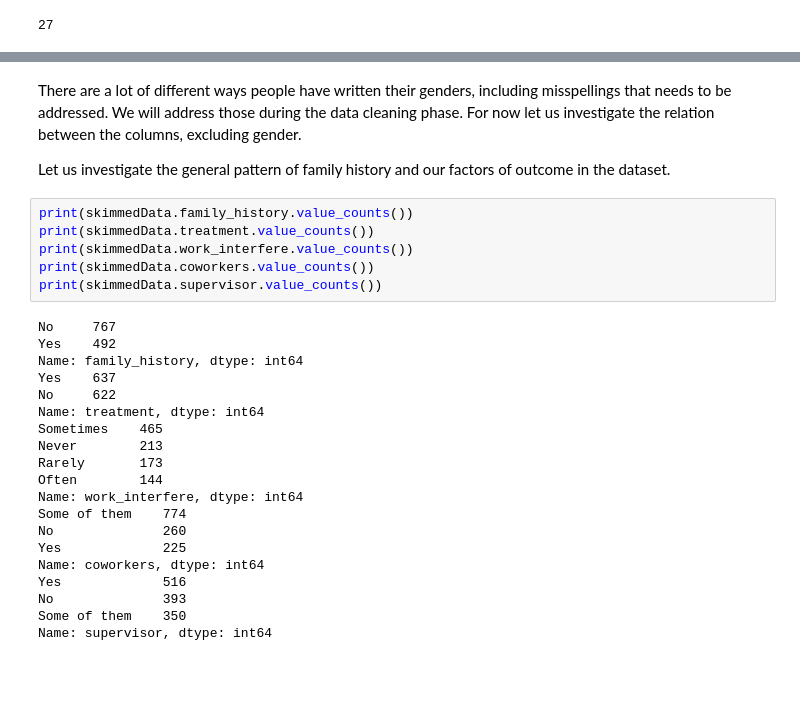
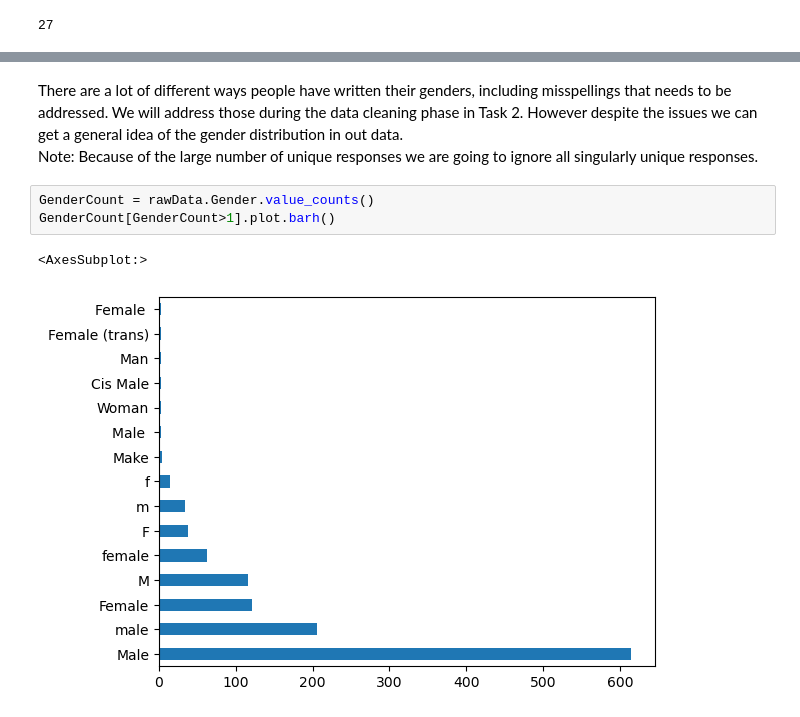
Before and after one commit to ubco-W2022T1-cosc301/project-group06, a Jupyter notebook: notebooks/analysis3.ipynb, the cells around one changed output, grey strips where cells are left out. Saved outputs shown, nothing was run; the diff lists cells and outputs as text; blank space fills up the shorter version.

Commit message:
Task 2 and 3 Complete

```diff
--- a/notebooks/analysis3.ipynb
+++ b/notebooks/analysis3.ipynb
@@ -125,33 +105,12 @@ array(['Female', 'M', 'Male', 'male', 'female', 'm', 'Male-ish', 'maile',
        'Malr', 'p', 'femail', 'Cis Man',
        'ostensibly male, unsure what that really means'], dtype=object)
 # %% [markdown]
-There are a lot of different ways people have written their genders, including misspellings that needs to be addressed. We will address those during the data cleaning phase.
-For now let us investigate the relation between the columns, excluding gender.
-
-Let us investigate the general pattern of family history and our factors of outcome in the dataset.
+There are a lot of different ways people have written their genders, including misspellings that needs to be addressed. We will address those during the data cleaning phase in Task 2.
+However despite the issues we can get a general idea of the gender distribution in out data.
+Note: Because of the large number of unique responses we are going to ignore all singularly unique responses.
-# %%
-print(skimmedData.family_history.value_counts())
-print(skimmedData.treatment.value_counts())
-print(skimmedData.work_interfere.value_counts())
-print(skimmedData.coworkers.value_counts())
-print(skimmedData.supervisor.value_counts())
-# %% [output]
-No     767
-Yes    492
-Name: family_history, dtype: int64
-Yes    637
-No     622
-Name: treatment, dtype: int64
-Sometimes    465
-Never        213
-Rarely       173
-Often        144
-Name: work_interfere, dtype: int64
-Some of them    774
-No              260
-Yes             225
-Name: coworkers, dtype: int64
-Yes             516
-No              393
-Some of them    350
-Name: supervisor, dtype: int64
+# %%
+GenderCount = rawData.Gender.value_counts()
+GenderCount[GenderCount>1].plot.barh()
+# %% [output]
+<AxesSubplot:>
+[figure, added]
```
Also changed, not shown: parts of 15 cells of this notebook, 2 other files.
